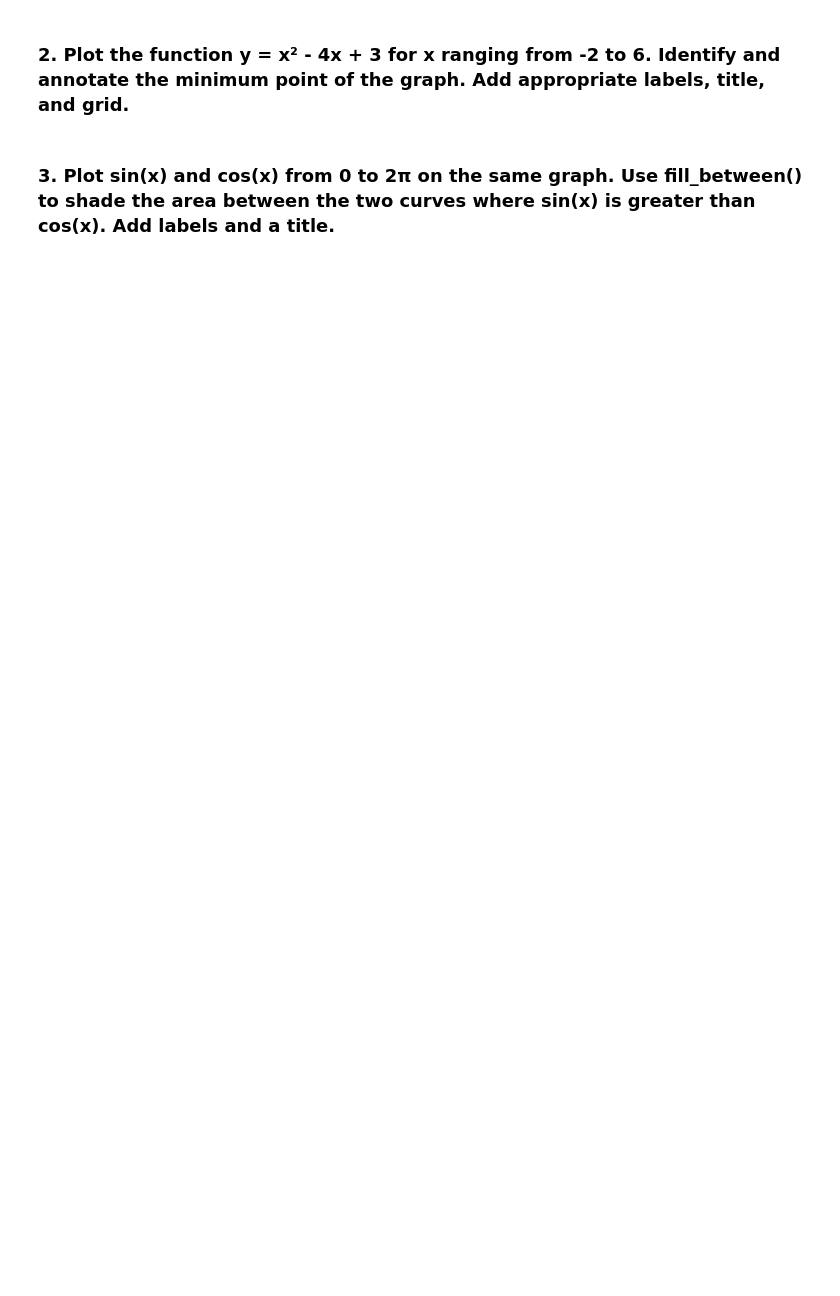
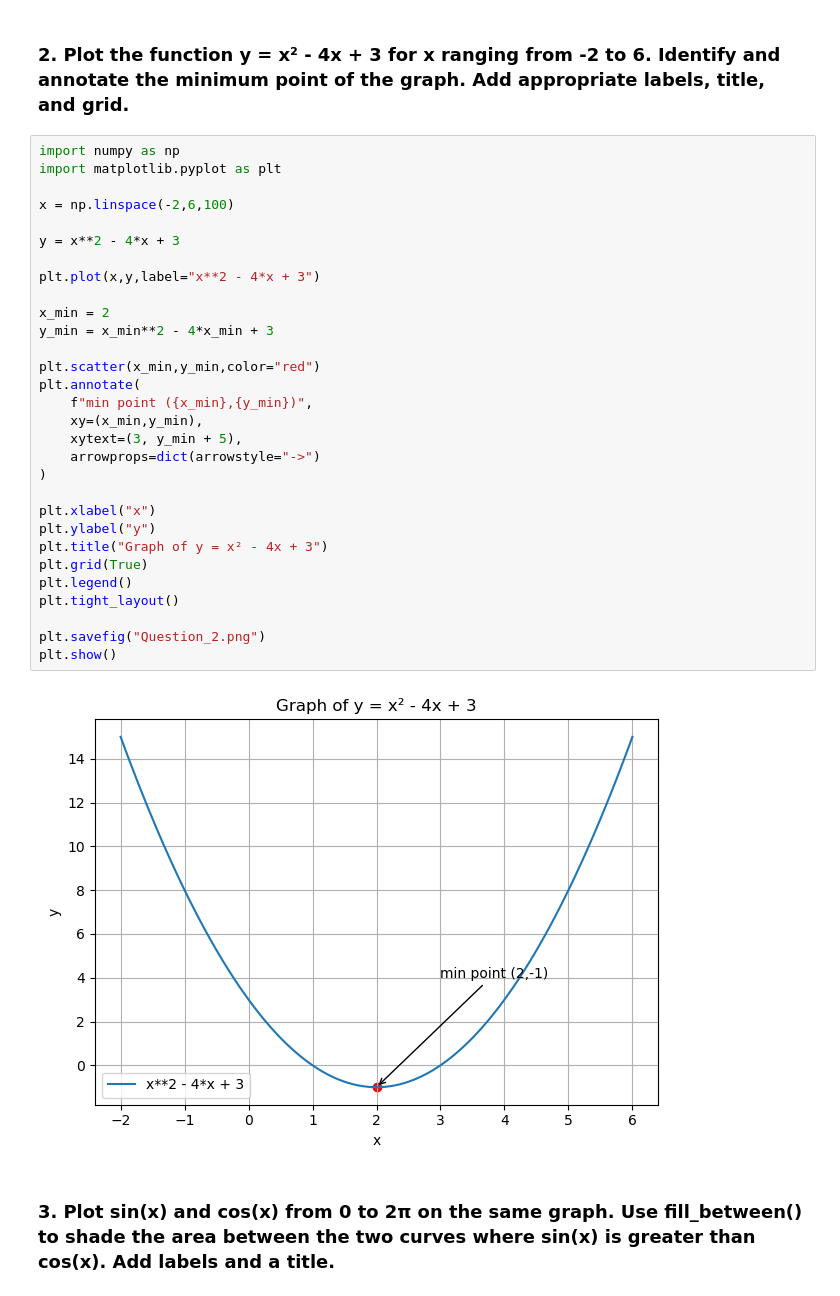
Before and after one commit to shivammarkanday/DV_Lab, a Jupyter notebook: Lab3/lab3.ipynb, the cells around one changed output. Saved outputs shown, nothing was run; the diff lists cells and outputs as text; blank space fills up the shorter version.

```diff
--- a/Lab3/lab3.ipynb
+++ b/Lab3/lab3.ipynb
@@ -34,4 +35,36 @@ plt.show()
 # %% [markdown]
 ### 2. Plot the function y = x² - 4x + 3 for x ranging from -2 to 6. Identify and annotate the minimum point of the graph. Add appropriate labels, title, and grid.
+# %%
+import numpy as np
+import matplotlib.pyplot as plt
+
+x = np.linspace(-2,6,100)
+
+y = x**2 - 4*x + 3
+
+plt.plot(x,y,label="x**2 - 4*x + 3")
+
+x_min = 2
+y_min = x_min**2 - 4*x_min + 3
+
+plt.scatter(x_min,y_min,color="red")
+plt.annotate(
+    f"min point ({x_min},{y_min})",
+    xy=(x_min,y_min),
+    xytext=(3, y_min + 5),
+    arrowprops=dict(arrowstyle="->")
+)
+
+plt.xlabel("x")
+plt.ylabel("y")
+plt.title("Graph of y = x² - 4x + 3")
+plt.grid(True)
+plt.legend()
+plt.tight_layout()
+
+plt.savefig("Question_2.png")
+plt.show()
+# %% [output]
+[figure, added]
 # %% [markdown]
 ### 3. Plot sin(x) and cos(x) from 0 to 2π on the same graph. Use fill_between() to shade the area between the two curves where sin(x) is greater than cos(x). Add labels and a title.
```
Also changed, not shown: parts of 6 cells of this notebook, 9 other files.
